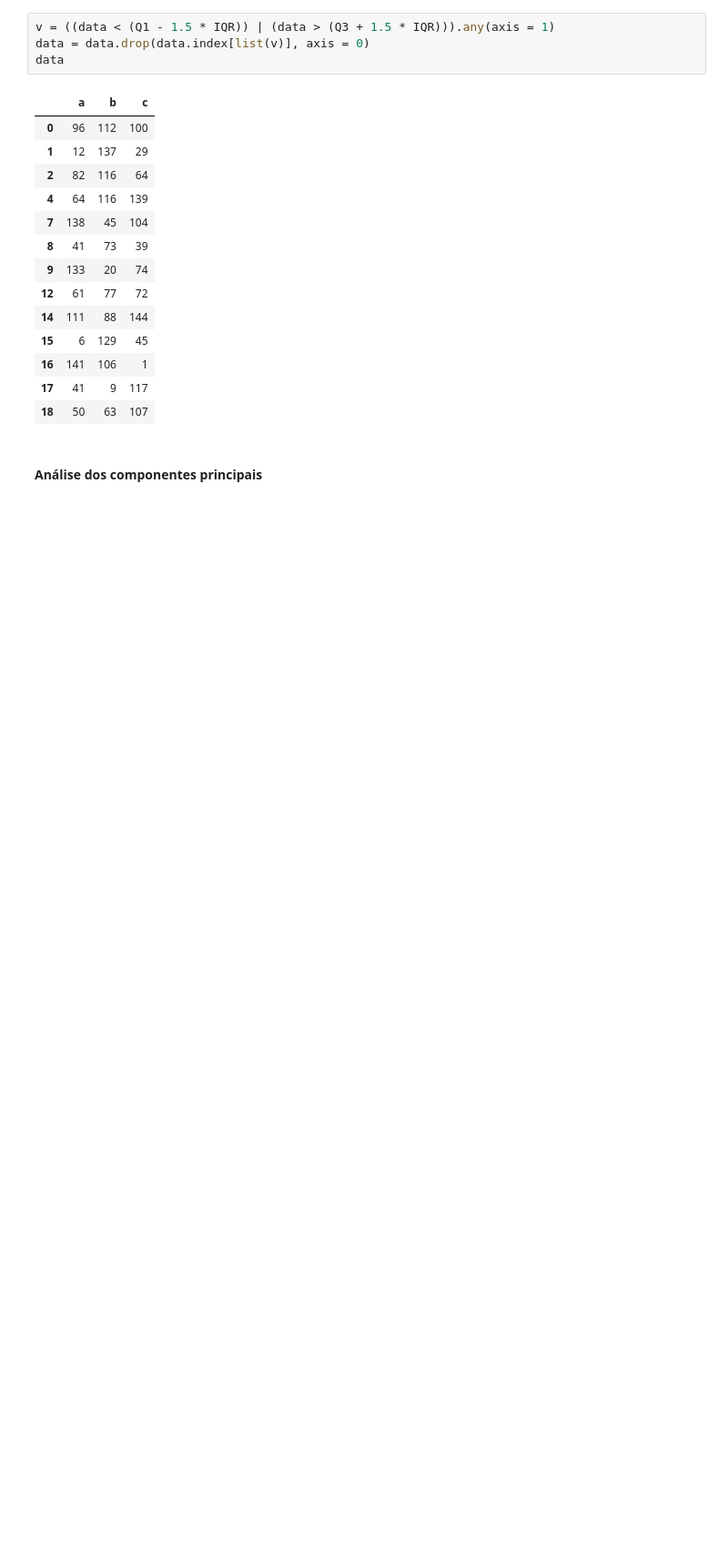
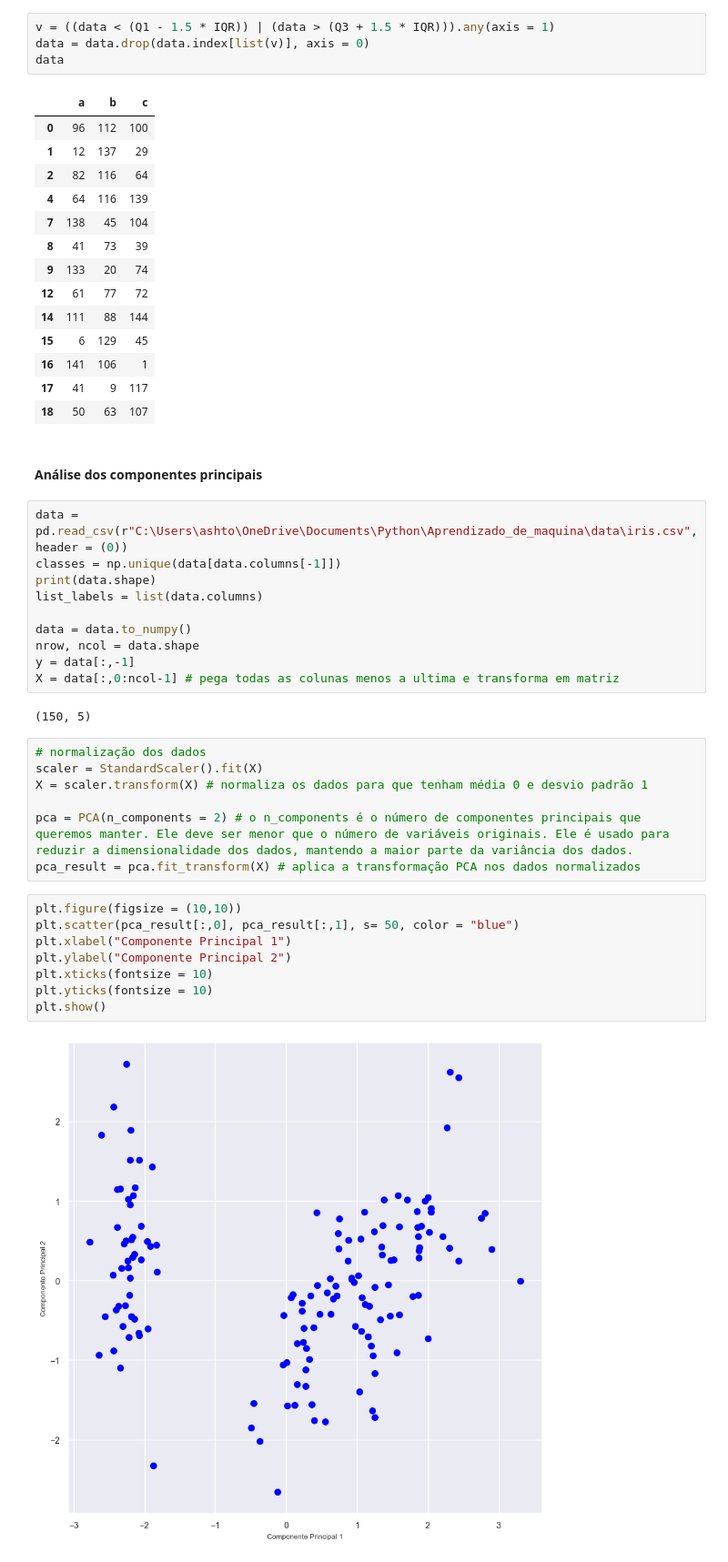
Before and after one commit to asegnibo/Aprendizado_de_maquina, a Jupyter notebook: 2. Preparação e transformação dos dados em pyhton.ipynb, the cells around one changed output. Shown at 91% size. Drawn from its saved outputs; the diff is of its cells as text; blank space fills up the shorter version.

```diff
--- a/2. Preparação e transformação dos dados em pyhton.ipynb
+++ b/2. Preparação e transformação dos dados em pyhton.ipynb
@@ -490,3 +509,32 @@ data
 | 18 | 50 | 63 | 107 |
 # %% [markdown]
 #### Análise dos componentes principais
+# %%
+data = pd.read_csv(r"C:\Users\ashto\OneDrive\Documents\Python\Aprendizado_de_maquina\data\iris.csv", header = (0))
+classes = np.unique(data[data.columns[-1]])
+print(data.shape)
+list_labels = list(data.columns)
+
+data = data.to_numpy()
+nrow, ncol = data.shape
+y = data[:,-1]
+X = data[:,0:ncol-1] # pega todas as colunas menos a ultima e transforma em matriz
+# %% [output]
+(150, 5)
+# %%
+# normalização dos dados
+scaler = StandardScaler().fit(X)
+X = scaler.transform(X) # normaliza os dados para que tenham média 0 e desvio padrão 1
+
+pca = PCA(n_components = 2) # o n_components é o número de componentes principais que queremos manter. Ele deve ser menor que o número de variáveis originais. Ele é usado para reduzir a dimensionalidade dos dados, mantendo a maior parte da variância dos dados.
+pca_result = pca.fit_transform(X) # aplica a transformação PCA nos dados normalizados
+# %%
+plt.figure(figsize = (10,10))
+plt.scatter(pca_result[:,0], pca_result[:,1], s= 50, color = "blue")
+plt.xlabel("Componente Principal 1")
+plt.ylabel("Componente Principal 2")
+plt.xticks(fontsize = 10)
+plt.yticks(fontsize = 10)
+plt.show()
+# %% [output]
+[figure, added]
```
Also changed, not shown: parts of 5 cells of this notebook.
